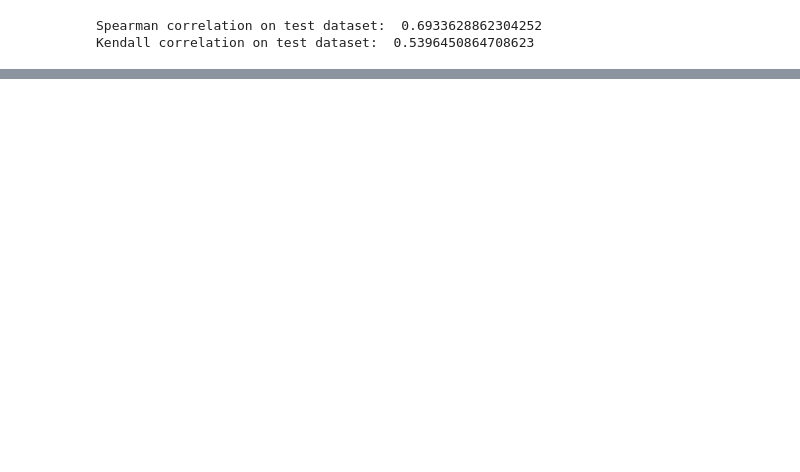
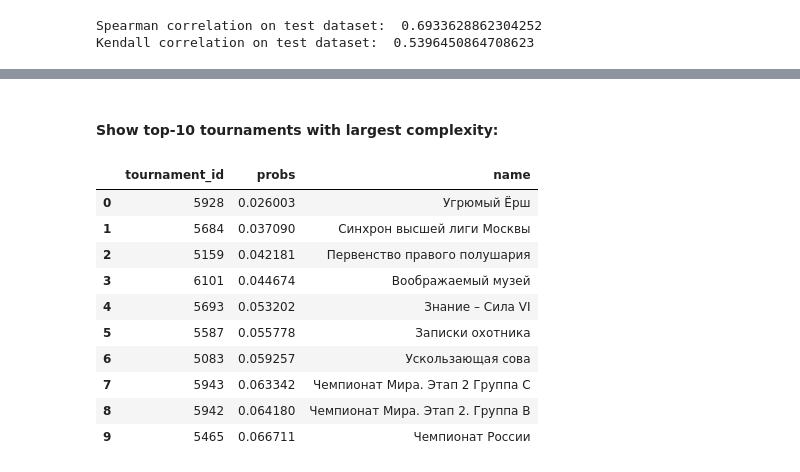
Before and after one commit to Z5-05/ad_ml_made_2023, a Jupyter notebook: hw02/ad_ml_2023_hw_02.ipynb, the cells around one changed output, grey strips where cells are left out. Saved outputs shown, nothing was run; the diff lists cells and outputs as text; code cells hidden in the pictures; blank space fills up the shorter version.

```diff
--- a/hw02/ad_ml_2023_hw_02.ipynb
+++ b/hw02/ad_ml_2023_hw_02.ipynb
@@ -288,0 +422,42 @@ Kendall correlation on test dataset:  0.5396450864708623
+# %% [markdown]
+#### Show top-10 tournaments with largest complexity:
+# %%
+em_questions = [int(i.split("_")[-1]) for i in em_X.columns if "question_id" in i]
+em_question_coefs = em_model.coef_[-len(em_questions):]
+em_question_probs = [1 / (1 + np.exp(-i)) for i in em_question_coefs]
+# %%
+questions_rating_df = pd.DataFrame(
+    {
+        "question_id": em_questions,
+        "coefs": em_question_coefs,
+        "probs": em_question_probs,
+    }
+)
+# %%
+questions_rating_df["tournament_id"] = questions_rating_df["question_id"].apply(
+    lambda x: int(x / 1000)
+)
+# %%
+top_10_df = (
+    questions_rating_df.groupby("tournament_id")["probs"]
+    .mean()
+    .reset_index()
+    .sort_values(by="probs", ascending=True)
+    .reset_index(drop=True)
+    .head(10)
+)
+top_10_df['name'] = top_10_df["tournament_id"].apply(lambda x: tournaments[x]['name'])
+# %%
+top_10_df
+# %% [output]
+|  | tournament_id | probs | name |
+| 0 | 5928 | 0.026003 | Угрюмый Ёрш |
+| 1 | 5684 | 0.037090 | Синхрон высшей лиги Москвы |
+| 2 | 5159 | 0.042181 | Первенство правого полушария |
+| 3 | 6101 | 0.044674 | Воображаемый музей |
+| 4 | 5693 | 0.053202 | Знание – Сила VI |
+| 5 | 5587 | 0.055778 | Записки охотника |
+| 6 | 5083 | 0.059257 | Ускользающая сова |
+| 7 | 5943 | 0.063342 | Чемпионат Мира. Этап 2 Группа С |
+| 8 | 5942 | 0.064180 | Чемпионат Мира. Этап 2. Группа В |
+| 9 | 5465 | 0.066711 | Чемпионат России |
```
Also changed, not shown: parts of 32 cells of this notebook.
